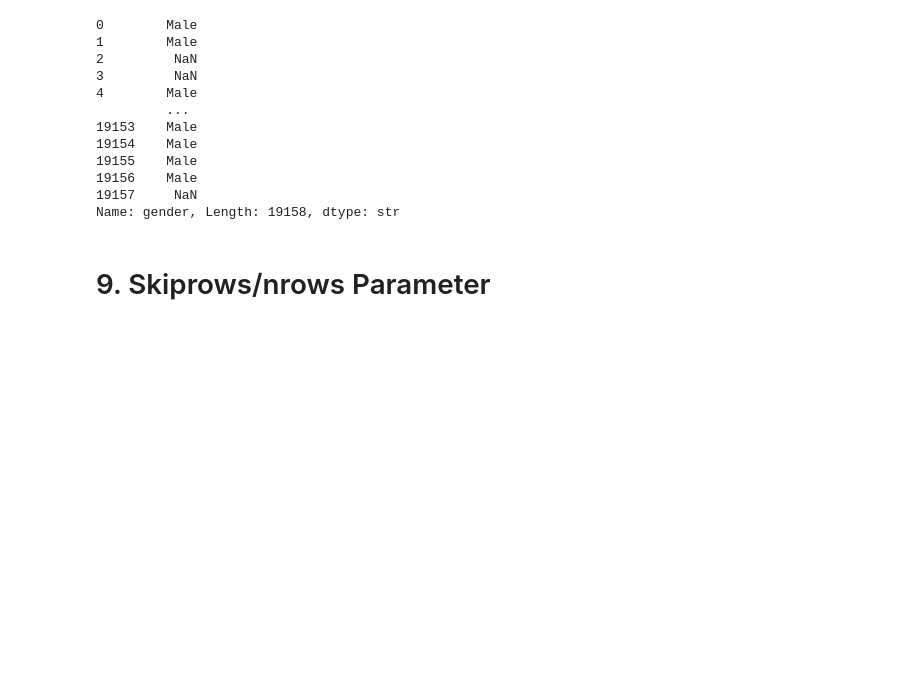
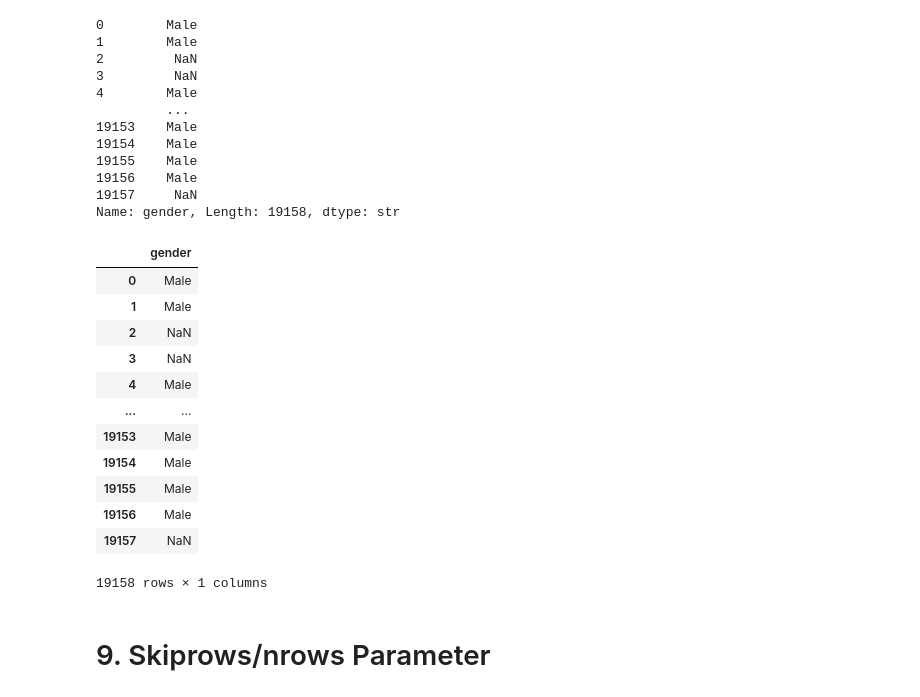
Before and after one commit to Garv016/ML-journey, a Jupyter notebook: 03_CSV/working-with-csv.ipynb, the cells around one changed output. Saved outputs shown, nothing was run; the diff lists cells and outputs as text; code cells hidden in the pictures; blank space fills up the shorter version.

```diff
--- a/03_CSV/working-with-csv.ipynb
+++ b/03_CSV/working-with-csv.ipynb
@@ -132,6 +161,22 @@ pd.read_csv('aug_train.csv',usecols=['gender']).squeeze() # df to series
 19156    Male
 19157     NaN
 Name: gender, Length: 19158, dtype: str
+# %%
+pd.read_csv('aug_train.csv',usecols=['gender']) # df to series
+# %% [output]
+|  | gender |
+| 0 | Male |
+| 1 | Male |
+| 2 | NaN |
+| 3 | NaN |
+| 4 | Male |
+| ... | ... |
+| 19153 | Male |
+| 19154 | Male |
+| 19155 | Male |
+| 19156 | Male |
+| 19157 | NaN |
+19158 rows × 1 columns
 # %% [markdown]
 # 9. Skiprows/nrows Parameter
 # %%
```
Also changed, not shown: parts of 11 cells of this notebook, 6 other files.
